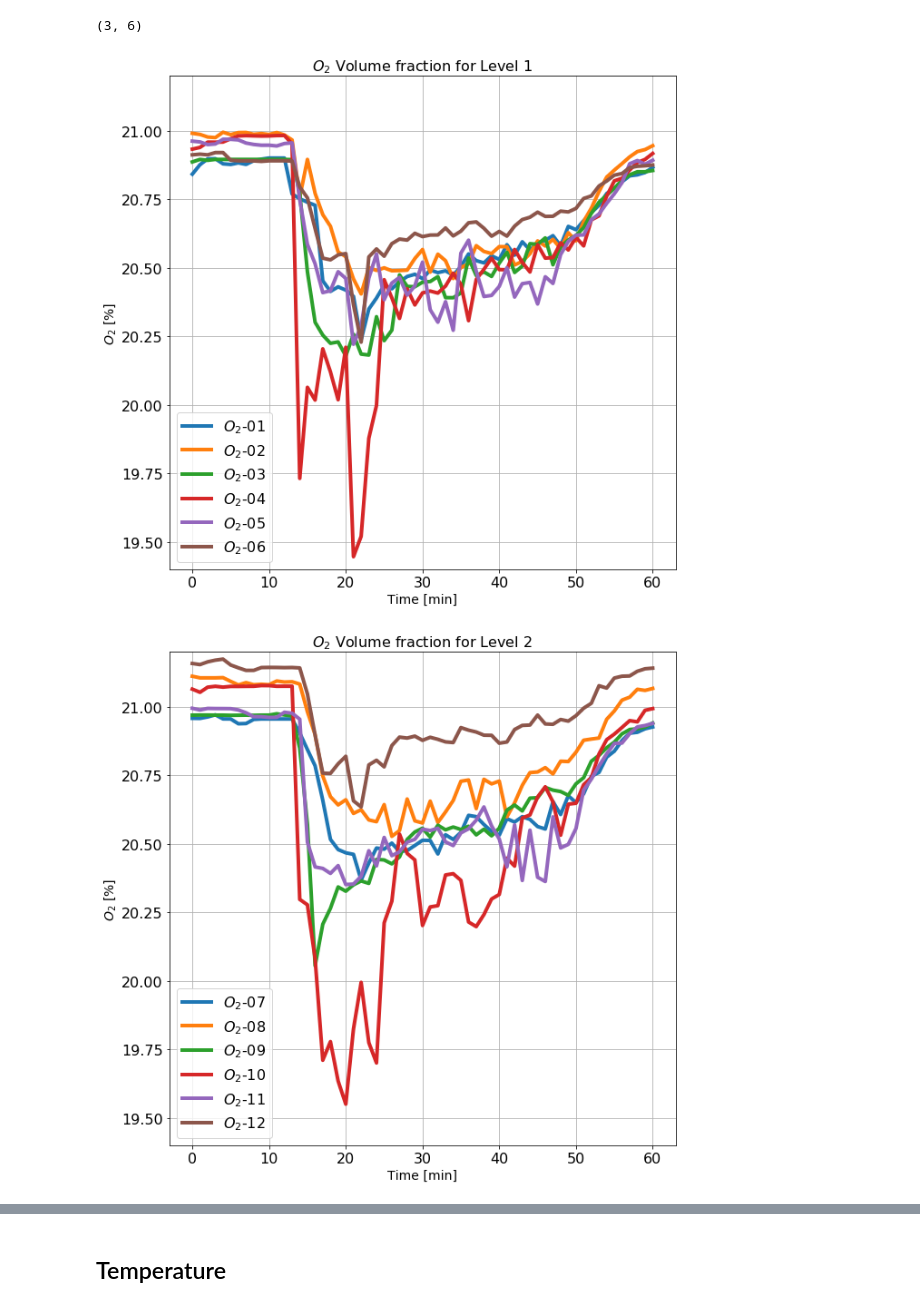
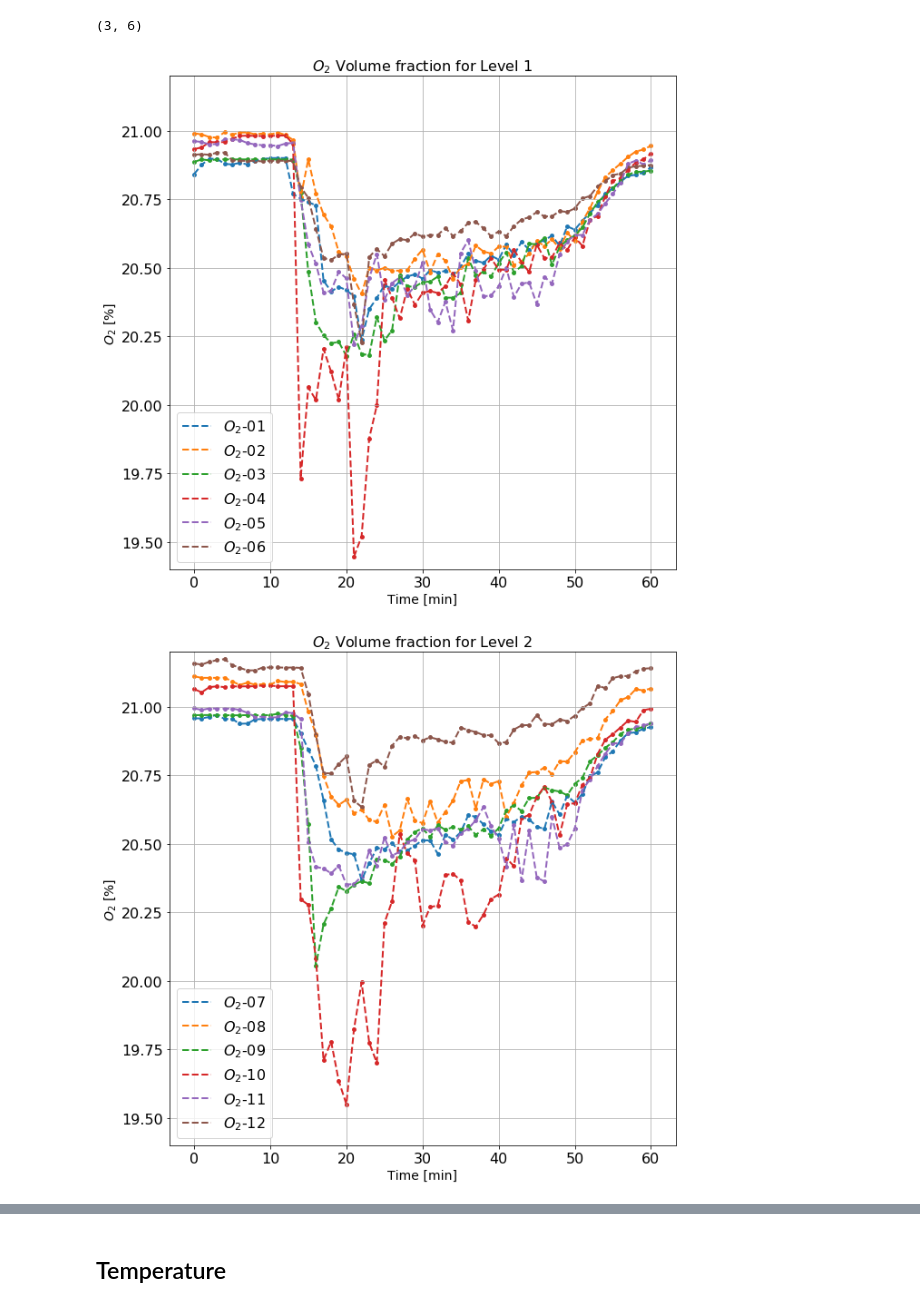
Before and after one commit to sercharpak/NFS_P3, a Jupyter notebook: NFS_P3_Comparison.ipynb, the cells around one changed output, grey strips where cells are left out. Cells and saved outputs as stored; diff of their text form; code cells hidden in the pictures.

```diff
--- a/NFS_P3_Comparison.ipynb
+++ b/NFS_P3_Comparison.ipynb
@@ -79,19 +79,21 @@ print(np.shape(levels))
 # %%
 for j in range(np.shape(levels)[0]):
     detectors_level = levels[j]
     fig = plt.figure(figsize=(10,10))
     for i in detectors_level:
         header = oxigen_data.columns[i]
         oxigen_values = oxigen_data[header]
         header = r'$O_2$'+header[2:]
-        plt.plot(x_values, oxigen_values, label=r''+header, linewidth =4)
+        plt.scatter(x_values, oxigen_values,s=15, label=None)#, label='Group '+str(group_number))
+        plt.plot(x_values, oxigen_values, label=r''+header, linewidth =2,linestyle='--')
     plt.ylabel(r'$O_2$ [%]',fontsize='14')
     plt.xlabel(r'Time [min]',fontsize='14')
     plt.tick_params(labelsize=16)
     plt.legend(fontsize='16')
     plt.grid()
     plt.ylim(19.4,21.2)
     plt.title(r'$O_2$ Volume fraction for Level '+str(j+1), fontsize='16')
+    plt.savefig(plots_folder+file_separator+'O2_only_exp_level_'+str(j+1)+'.png')
 # %% [output]
-[figure, old version]
+[figure, new version]
-[figure, old version]
+[figure, new version]
```
Also changed, not shown: parts of 2 cells of this notebook, 6 other files.
